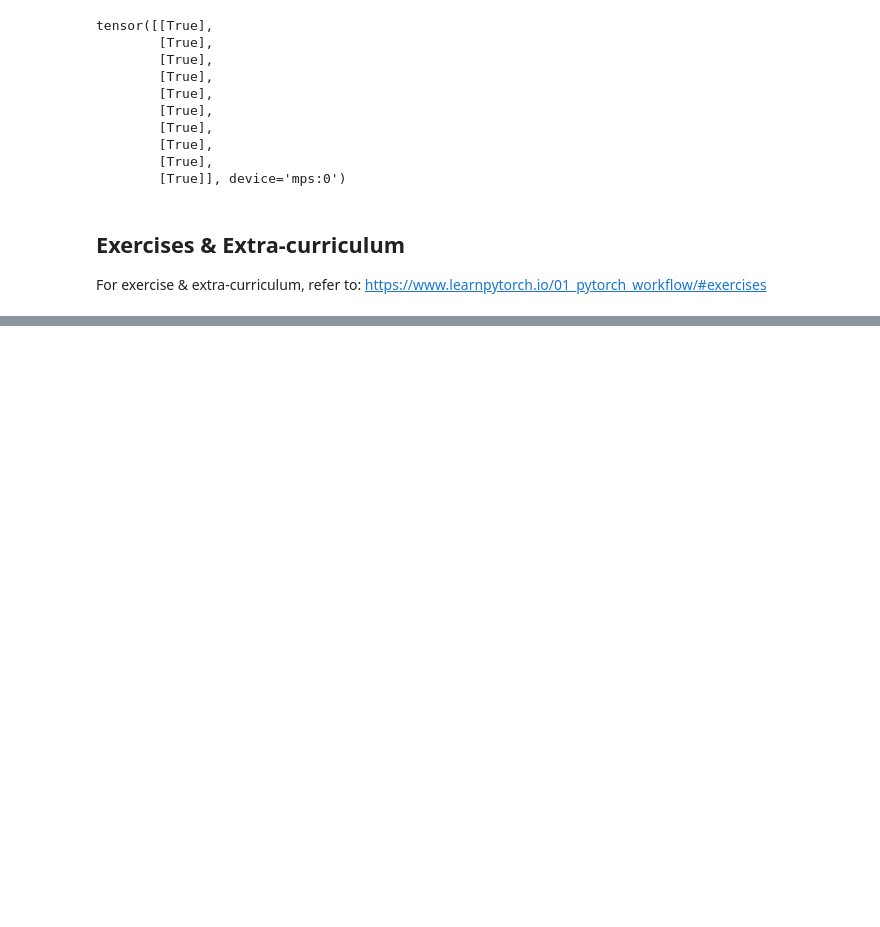
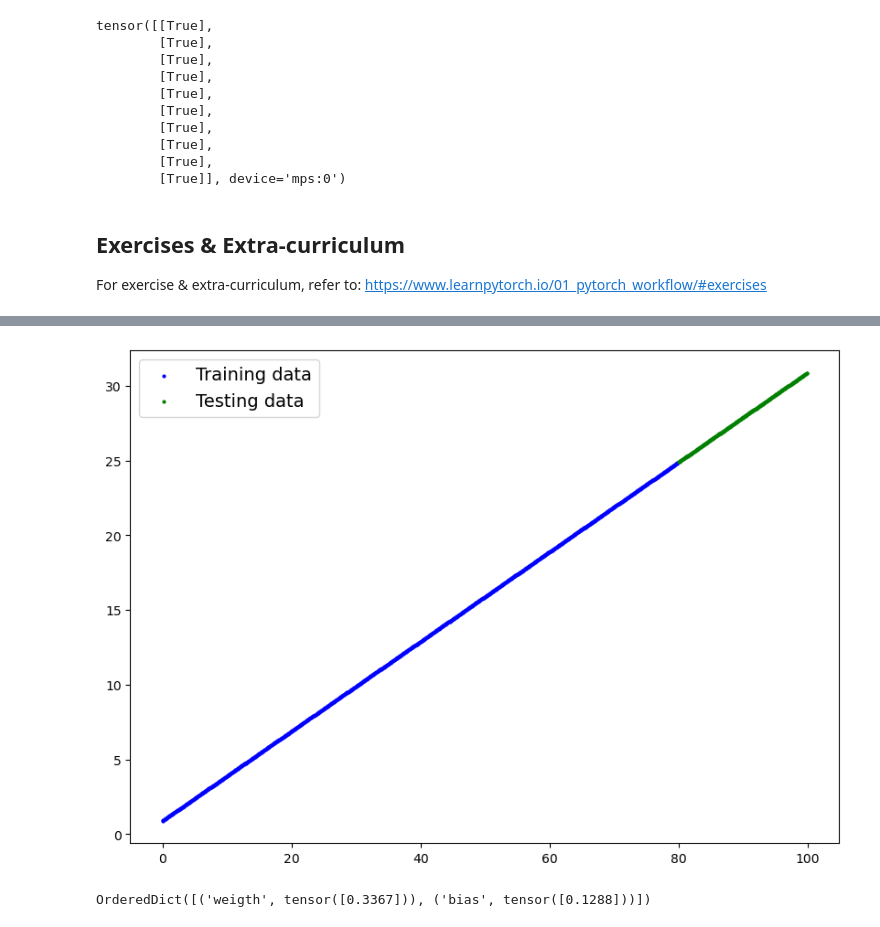
Before and after one commit to ZhouLong0/pytorch-deep-learning, a Jupyter notebook: video_notebooks/01_pytorch_workflow_video.ipynb, the cells around one changed output, grey strips where cells are left out. Saved outputs shown, nothing was run; the diff lists cells and outputs as text; code cells hidden in the pictures; blank space fills up the shorter version.

```diff
--- a/video_notebooks/01_pytorch_workflow_video.ipynb
+++ b/video_notebooks/01_pytorch_workflow_video.ipynb
@@ -899,0 +925,15 @@ For exercise & extra-curriculum, refer to: https://www.learnpytorch.io/01_pytorc
+# %%
+import torch
+torch.manual_seed(42)
+weight = 0.3
+bias = 0.9
+X = torch.arange(start=0, end=100, step = 100/1000)
+y = weight * X + bias
+train_split = int(1000 * 0.8)
+
+X_train, y_train = X[:train_split], y[:train_split]
+X_test, y_test = X[train_split:], y[train_split:]
+# %%
+plot_predictions(X_train, y_train, X_test, y_test)
+# %% [output]
+[figure, added]
@@ -899,0 +949,5 @@ For exercise & extra-curriculum, refer to: https://www.learnpytorch.io/01_pytorc
+# %%
+model = Linear_model()
+model.state_dict()
+# %% [output]
+OrderedDict([('weigth', tensor([0.3367])), ('bias', tensor([0.1288]))])
```
Also changed, not shown: parts of 11 cells of this notebook, 3 other files.
